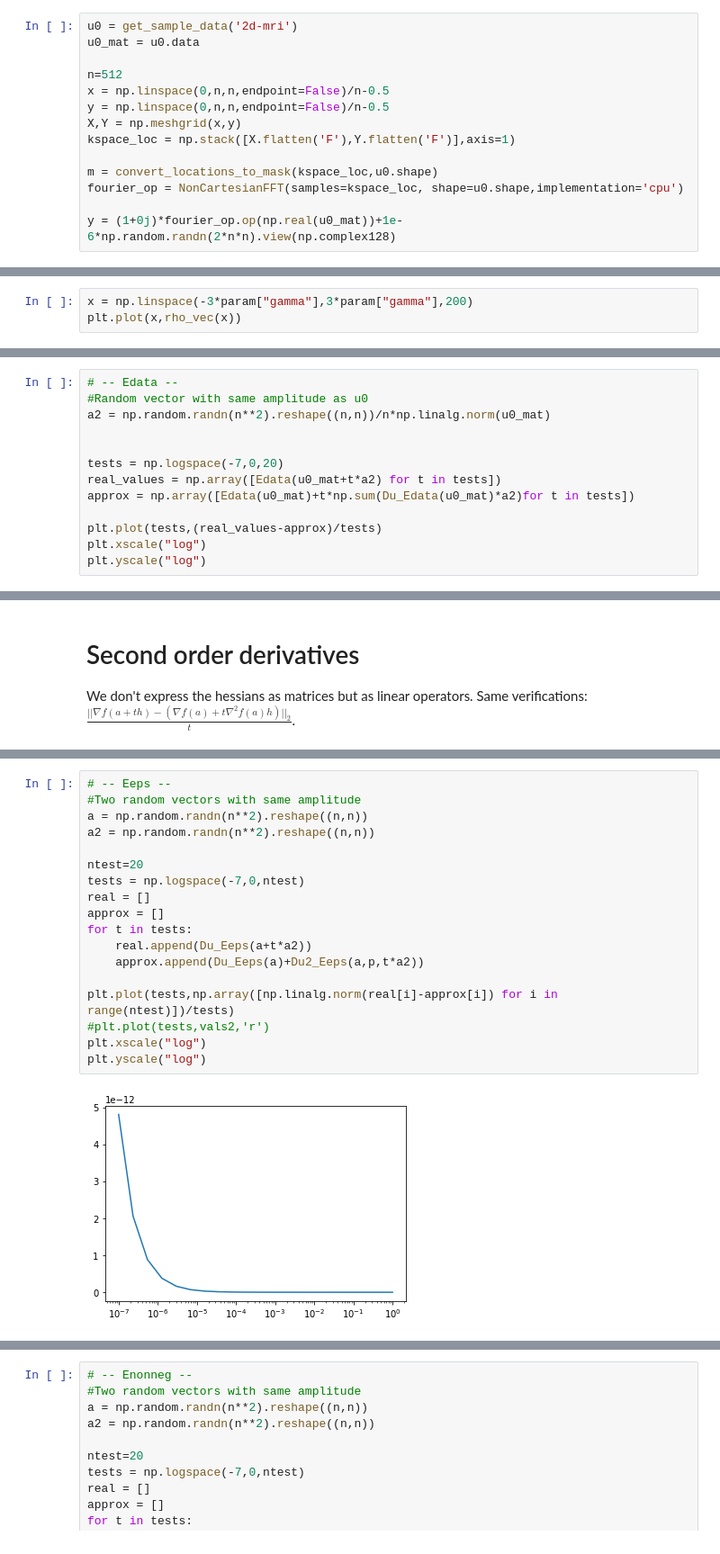
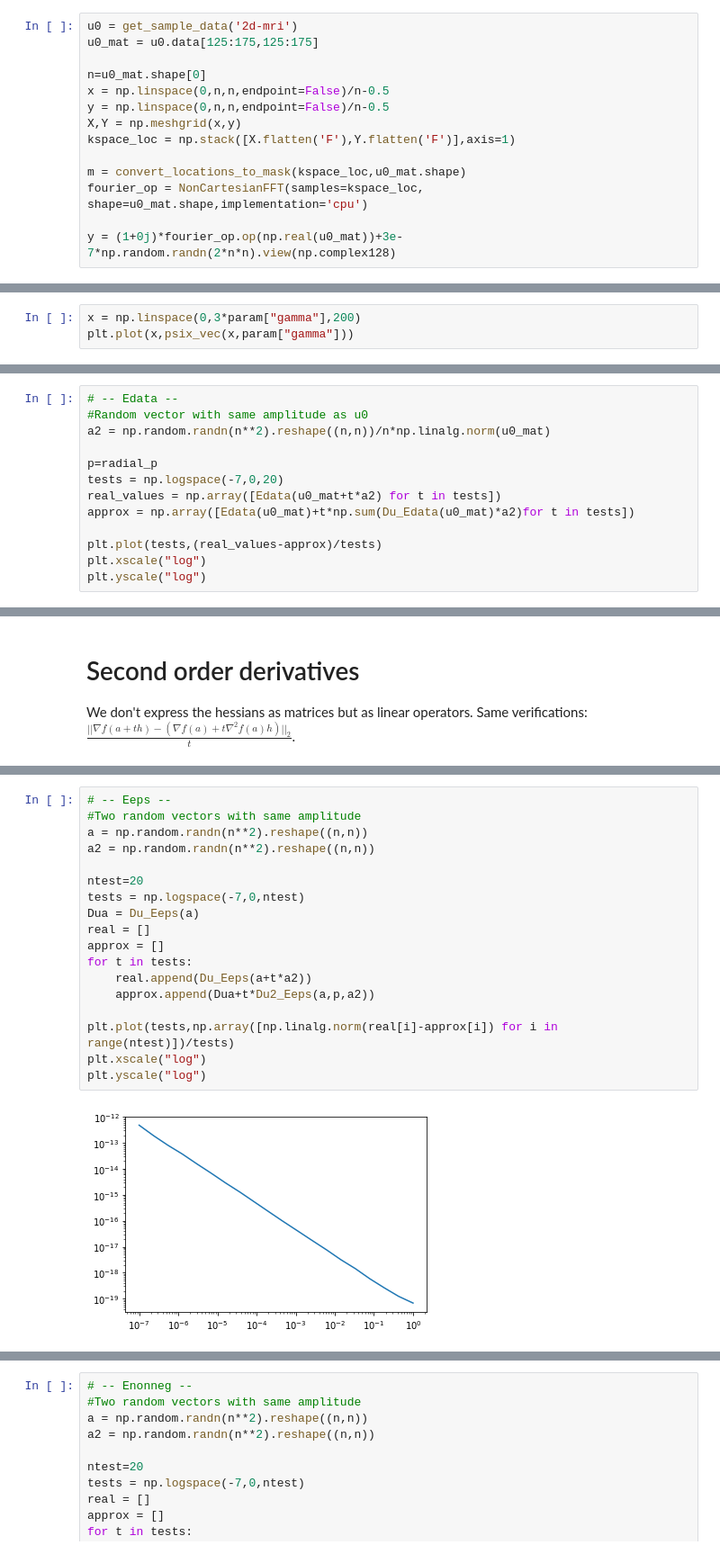
Before and after one commit to Biagig/Learning-Sampling-Pattern, a Jupyter notebook: Upper Level.ipynb, the cells around one changed output, grey strips where cells are left out. Shown at 90% size. Cells and saved outputs as stored; diff of their text form.

```diff
--- a/Upper Level.ipynb
+++ b/Upper Level.ipynb
@@ -37,17 +39,17 @@ import time
 # %%
 u0 = get_sample_data('2d-mri')
-u0_mat = u0.data
+u0_mat = u0.data[125:175,125:175]
 
-n=512
+n=u0_mat.shape[0]
 x = np.linspace(0,n,n,endpoint=False)/n-0.5
 y = np.linspace(0,n,n,endpoint=False)/n-0.5
 X,Y = np.meshgrid(x,y)
 kspace_loc = np.stack([X.flatten('F'),Y.flatten('F')],axis=1)
 
-m = convert_locations_to_mask(kspace_loc,u0.shape)
-fourier_op = NonCartesianFFT(samples=kspace_loc, shape=u0.shape,implementation='cpu')
+m = convert_locations_to_mask(kspace_loc,u0_mat.shape)
+fourier_op = NonCartesianFFT(samples=kspace_loc, shape=u0_mat.shape,implementation='cpu')
 
-y = (1+0j)*fourier_op.op(np.real(u0_mat))+1e-6*np.random.randn(2*n*n).view(np.complex128)
+y = (1+0j)*fourier_op.op(np.real(u0_mat))+3e-7*np.random.randn(2*n*n).view(np.complex128)
 # %%
 #Subsampling: From pysap radial mask
 radial_mask = get_sample_data("mri-radial-samples")
@@ -102,5 +78,5 @@ def psi_vec(x):
 # %%
-x = np.linspace(-3*param["gamma"],3*param["gamma"],200)
-plt.plot(x,rho_vec(x))
+x = np.linspace(0,3*param["gamma"],200)
+plt.plot(x,psix_vec(x,param["gamma"]))
 # %% [output]
 [<matplotlib.lines.Line2D at 0x...>]
@@ -144,7 +120,7 @@ plt.yscale("log")
 #Random vector with same amplitude as u0
 a2 = np.random.randn(n**2).reshape((n,n))/n*np.linalg.norm(u0_mat)
 
-
+p=radial_p
 tests = np.logspace(-7,0,20)
 real_values = np.array([Edata(u0_mat+t*a2) for t in tests])
 approx = np.array([Edata(u0_mat)+t*np.sum(Du_Edata(u0_mat)*a2)for t in tests])
@@ -233,23 +210,23 @@ def Du2_Etot(u,p,w):return Du2_Eeps(u,p,w)+Du2_Edata(u,p,w)+Du2_Enonneg(u,p,w)+D
 # %%
 # -- Eeps --
 #Two random vectors with same amplitude
 a = np.random.randn(n**2).reshape((n,n))
 a2 = np.random.randn(n**2).reshape((n,n))
 
 ntest=20
 tests = np.logspace(-7,0,ntest)
+Dua = Du_Eeps(a)
 real = []
 approx = []
 for t in tests:
     real.append(Du_Eeps(a+t*a2))
-    approx.append(Du_Eeps(a)+Du2_Eeps(a,p,t*a2))
+    approx.append(Dua+t*Du2_Eeps(a,p,a2))
 
 plt.plot(tests,np.array([np.linalg.norm(real[i]-approx[i]) for i in range(ntest)])/tests)
-#plt.plot(tests,vals2,'r')
 plt.xscale("log")
 plt.yscale("log")
 # %% [output]
-[figure, old version]
+[figure, new version]
 # %%
 # -- Edata --
 #Two random vectors with same amplitude
```
Also changed, not shown: parts of 30 cells of this notebook.
